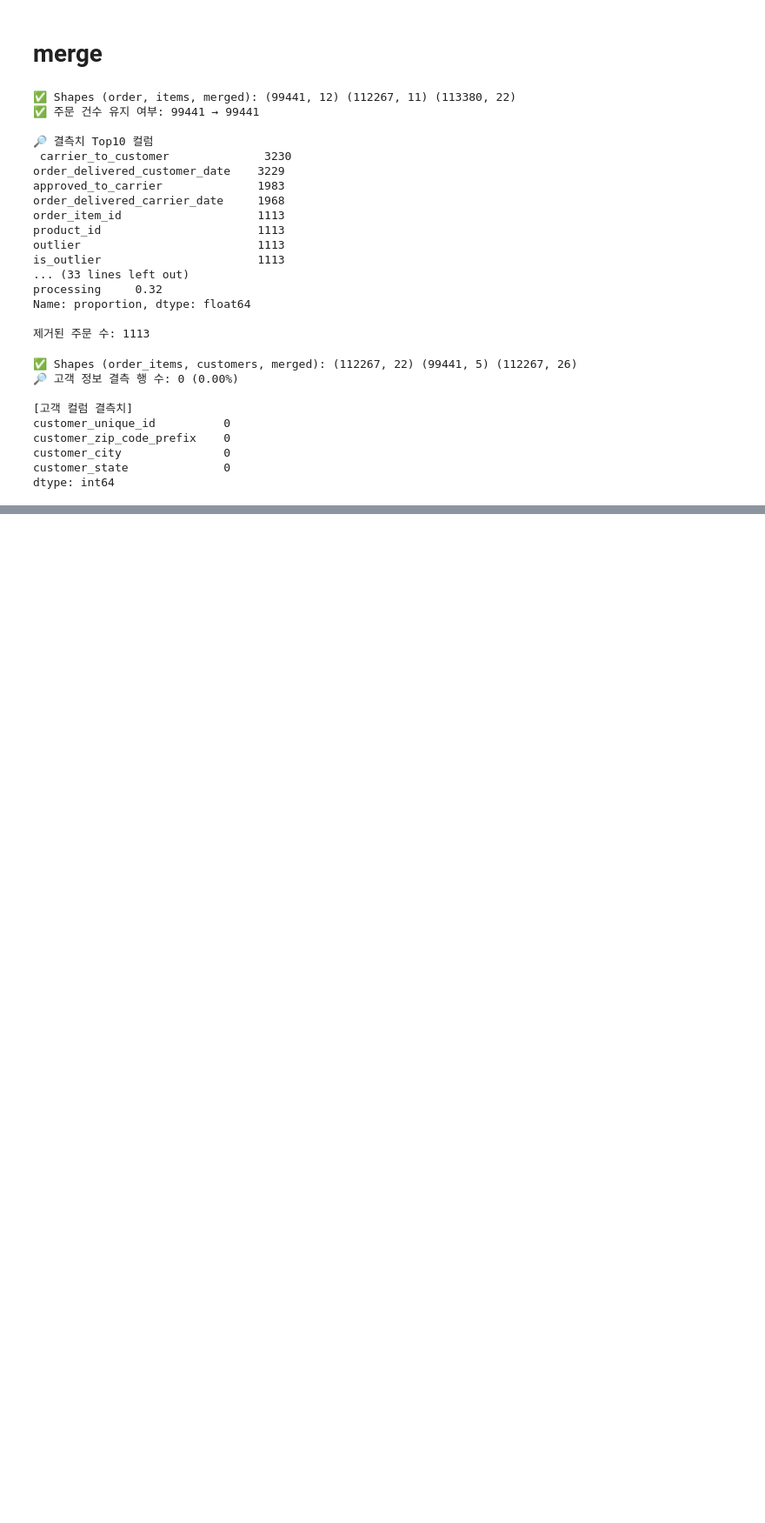
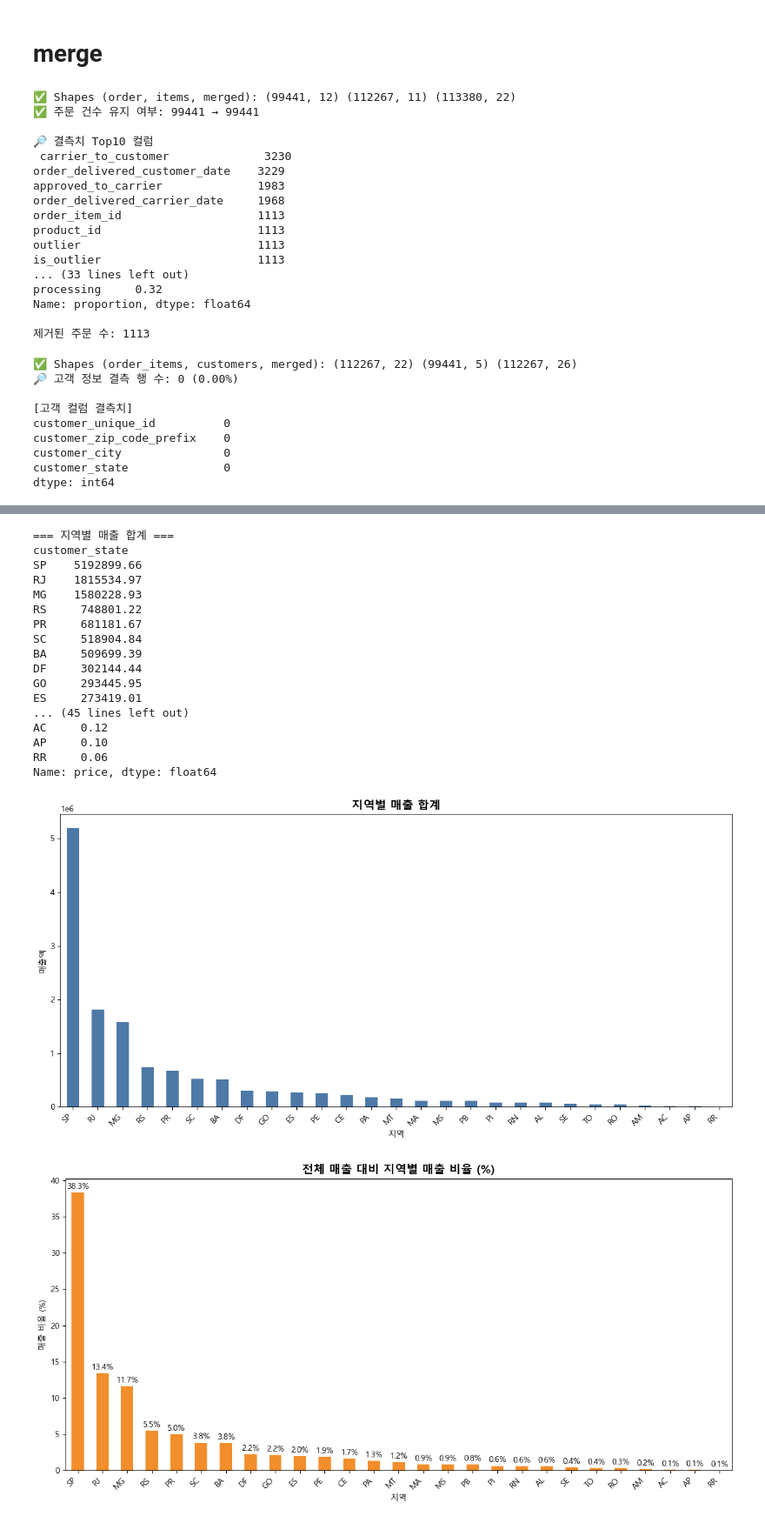
Before and after one commit to hhayan/project_olist_ecommerce, a Jupyter notebook: pro1.ipynb, the cells around one changed output, grey strips where cells are left out. Shown at 87% size. Saved outputs shown, nothing was run; the diff lists cells and outputs as text; code cells hidden in the pictures; blank space fills up the shorter version.

```diff
--- a/pro1.ipynb
+++ b/pro1.ipynb
@@ -955,0 +1053,58 @@ abaiara                194.5        1.0     166.1
+# %%
+# 3. 지역별 매출 합계
+region_sales = (
+    merge_oics.groupby('customer_state')['price']
+    .sum()
+    .sort_values(ascending=False)
+)
+print(region_sales.round(2))
+
+# 4. 전체 매출 대비 지역별 매출 비율
+region_sales_ratio = (region_sales / region_sales.sum()) * 100
+print(region_sales_ratio.round(2))
+
+import matplotlib.pyplot as plt
+
+# 시각화
+# 1) 지역별 매출 합계 바그래프
+plt.figure(figsize=(12,6))
+region_sales.plot(kind='bar', color='#4e79a7')
+plt.title("지역별 매출 합계", fontsize=14, fontweight='bold')
+plt.xlabel("지역")
+plt.ylabel("매출액")
+plt.xticks(rotation=45, ha='right')
+plt.tight_layout()
+plt.show()
+
+# 2) 지역별 매출 비율 바그래프
+plt.figure(figsize=(12,6))
+region_sales_ratio.plot(kind='bar', color='#f28e2b')
+plt.title("전체 매출 대비 지역별 매출 비율 (%)", fontsize=14, fontweight='bold')
+plt.xlabel("지역")
+plt.ylabel("매출 비율 (%)")
+plt.xticks(rotation=45, ha='right')
+
+for i, v in enumerate(region_sales_ratio):
+    plt.text(i, v + 0.5, f"{v:.1f}%", ha='center')
+plt.tight_layout()
+plt.show()
+# %% [output]
+=== 지역별 매출 합계 ===
+customer_state
+SP    5192899.66
+RJ    1815534.97
+MG    1580228.93
+RS     748801.22
+PR     681181.67
+SC     518904.84
+BA     509699.39
+DF     302144.44
+GO     293445.95
+ES     273419.01
+... (45 lines left out)
+AC     0.12
+AP     0.10
+RR     0.06
+Name: price, dtype: float64
+[figure, added]
+[figure, added]
```
Also changed, not shown: parts of 6 cells of this notebook.
